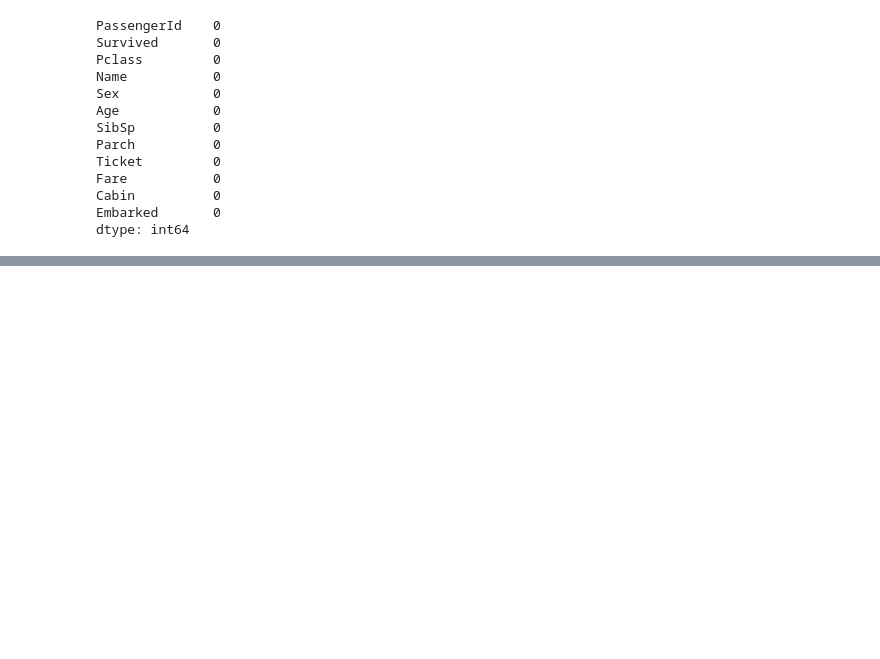
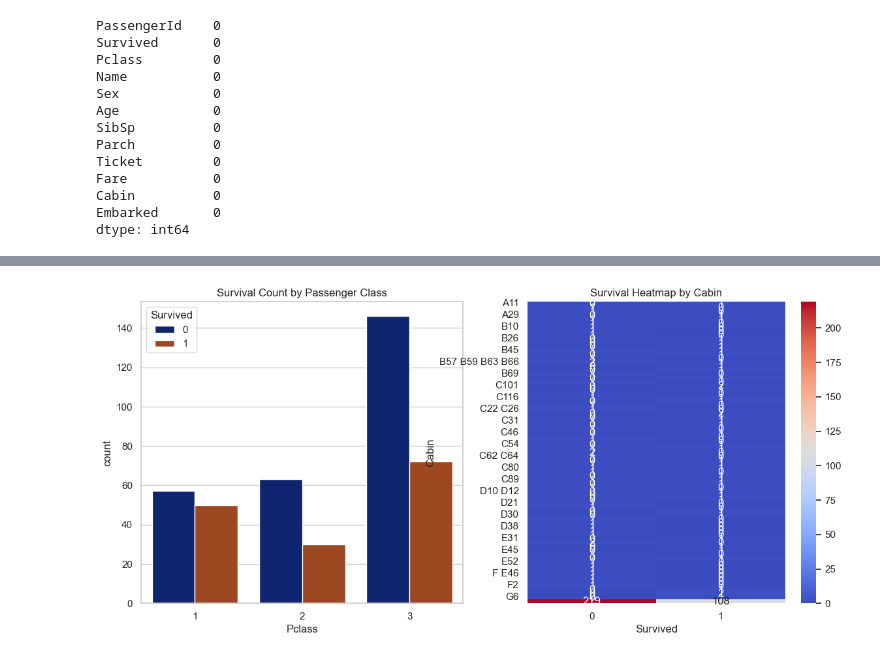
Before and after one commit to Manu-Abuya/Titanic-EDA-Analysis, a Jupyter notebook: Titanic.ipynb, the cells around one changed output, grey strips where cells are left out. Saved outputs shown, nothing was run; the diff lists cells and outputs as text; code cells hidden in the pictures; blank space fills up the shorter version.

```diff
--- a/Titanic.ipynb
+++ b/Titanic.ipynb
@@ -101,0 +139,18 @@ titanic_data.head()
+# %%
+# Visualize ticket class and cabin locations
+plt.figure(figsize=(14, 6))
+
+# Plot a countplot for 'Pclass' based on 'Survived'
+plt.subplot(1, 2, 1)
+sns.countplot(x='Pclass', hue='Survived', data=titanic_data, palette='dark')
+plt.title('Survival Count by Passenger Class')
+
+# Plot a heatmap for 'Cabin' data
+plt.subplot(1, 2, 2)
+cabin_survival = titanic_data[['Cabin', 'Survived']].dropna()
+sns.heatmap(pd.crosstab(cabin_survival['Cabin'], cabin_survival['Survived']), cmap='coolwarm', annot=True, fmt='d')
+plt.title('Survival Heatmap by Cabin')
+
+plt.show()
+# %% [output]
+[figure, added]
```
Also changed, not shown: parts of 3 cells of this notebook.
